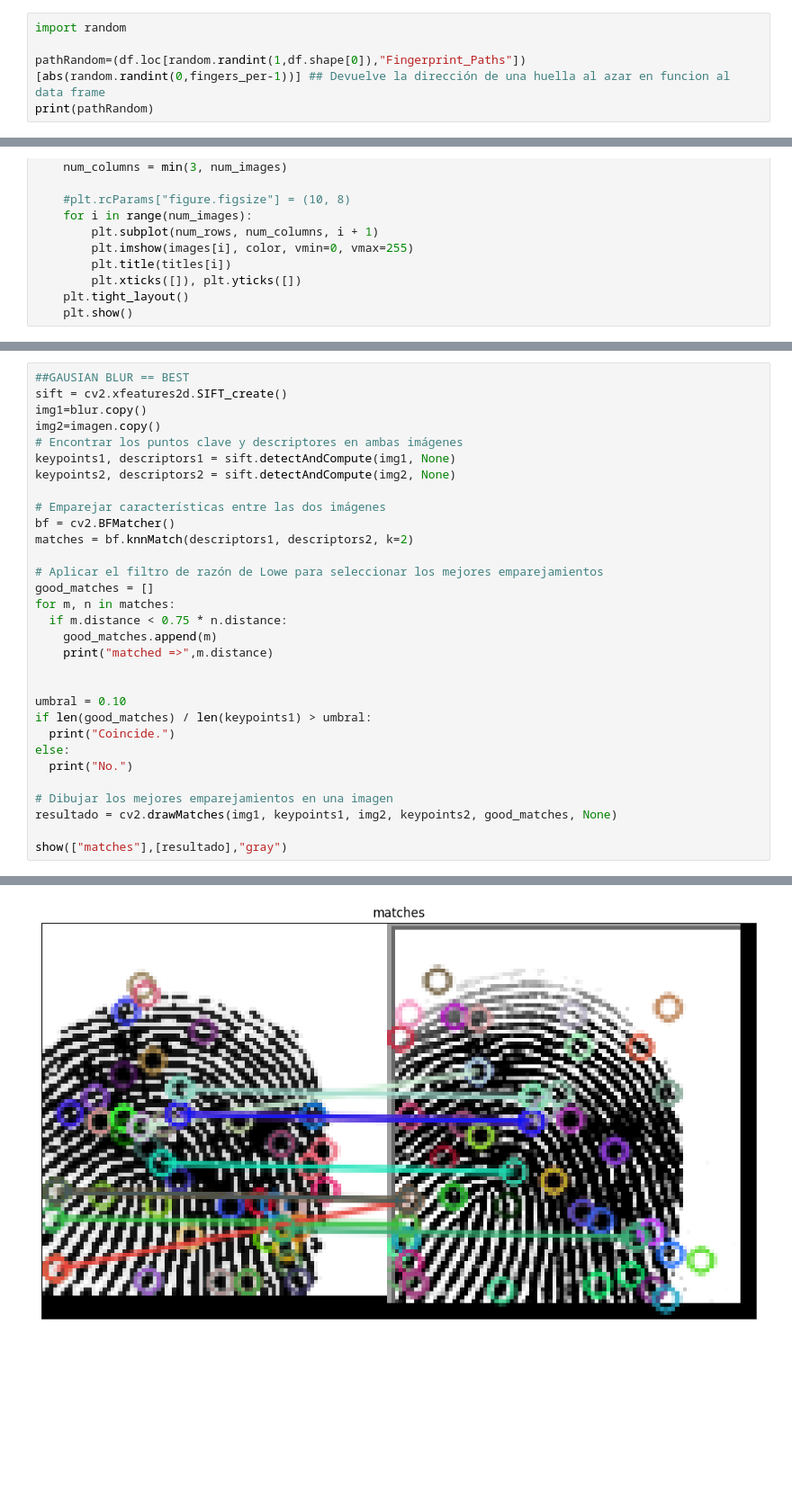
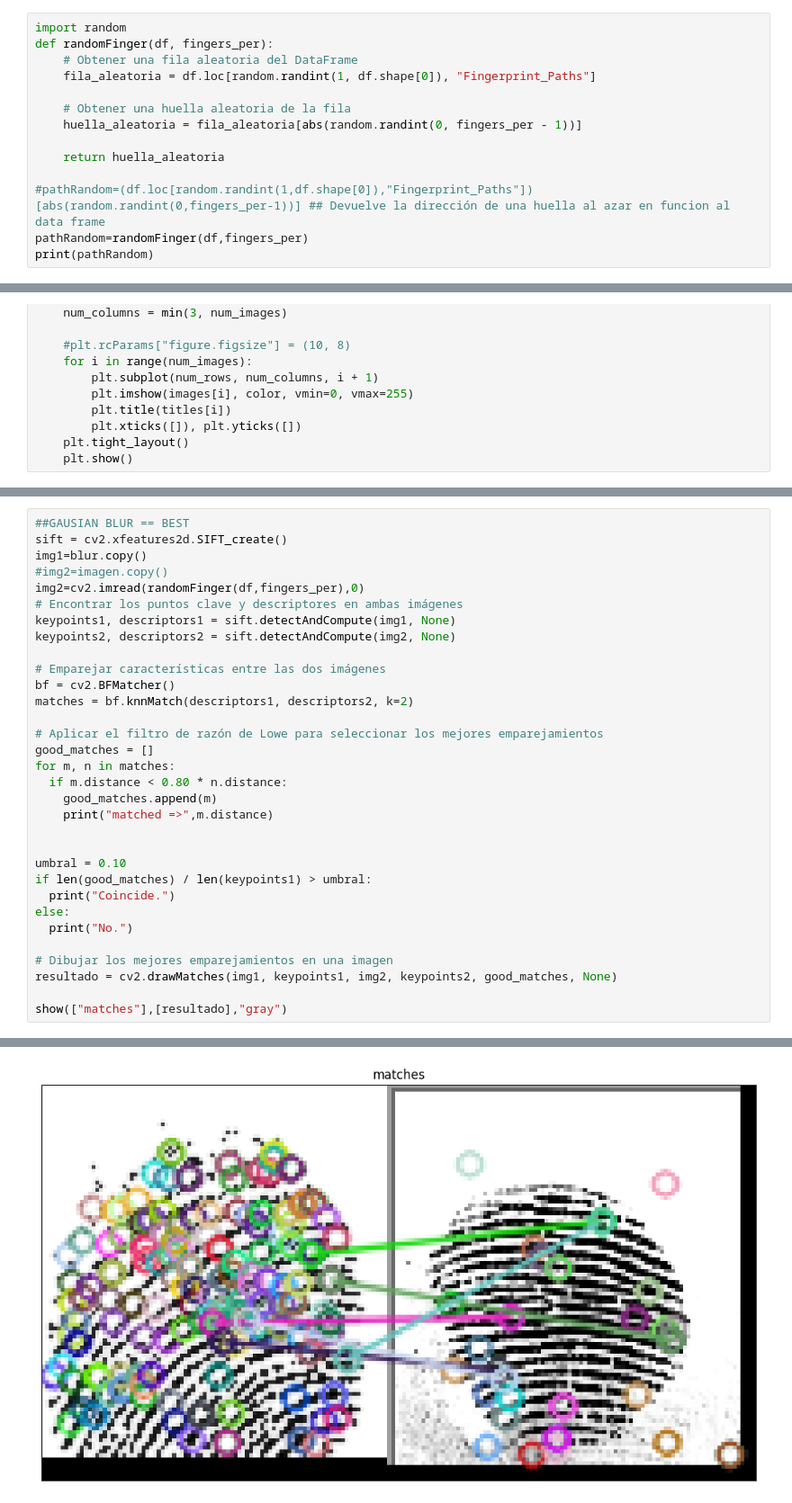
Before and after one commit to 97hackbrian/ArtificialVision, a Jupyter notebook: Exam_2_Coding.ipynb, the cells around one changed output, grey strips where cells are left out. Shown: that part at 90% size. Cells and saved outputs as stored; diff of their text form; blank space fills up the shorter version.

```diff
--- a/Exam_2_Coding.ipynb
+++ b/Exam_2_Coding.ipynb
@@ -192,7 +192,16 @@ df2.head(20)# Muestra la salida de los 20 empleados
 ####Tratamiento
 # %%
 import random
+def randomFinger(df, fingers_per):
+    # Obtener una fila aleatoria del DataFrame
+    fila_aleatoria = df.loc[random.randint(1, df.shape[0]), "Fingerprint_Paths"]
 
-pathRandom=(df.loc[random.randint(1,df.shape[0]),"Fingerprint_Paths"])[abs(random.randint(0,fingers_per-1))] ## Devuelve la dirección de una huella al azar en funcion al data frame
+    # Obtener una huella aleatoria de la fila
+    huella_aleatoria = fila_aleatoria[abs(random.randint(0, fingers_per - 1))]
+
+    return huella_aleatoria
+
+#pathRandom=(df.loc[random.randint(1,df.shape[0]),"Fingerprint_Paths"])[abs(random.randint(0,fingers_per-1))] ## Devuelve la dirección de una huella al azar en funcion al data frame
+pathRandom=randomFinger(df,fingers_per)
 print(pathRandom)
 # %% [output]
@@ -237,7 +246,8 @@ show([pathRandom,"Cut","Binary","gausian blur","dilatation","erosion","byna2","c
 ##GAUSIAN BLUR == BEST
 sift = cv2.xfeatures2d.SIFT_create()
 img1=blur.copy()
-img2=imagen.copy()
+#img2=imagen.copy()
+img2=cv2.imread(randomFinger(df,fingers_per),0)
 # Encontrar los puntos clave y descriptores en ambas imágenes
 keypoints1, descriptors1 = sift.detectAndCompute(img1, None)
 keypoints2, descriptors2 = sift.detectAndCompute(img2, None)
@@ -249,7 +259,7 @@ matches = bf.knnMatch(descriptors1, descriptors2, k=2)
 # Aplicar el filtro de razón de Lowe para seleccionar los mejores emparejamientos
 good_matches = []
 for m, n in matches:
-  if m.distance < 0.75 * n.distance:
+  if m.distance < 0.80 * n.distance:
     good_matches.append(m)
     print("matched =>",m.distance)
 
@@ -279 +285 @@ Coincide.
-[figure, old version]
+[figure, new version]
```
Also changed, not shown: parts of 3 cells of this notebook.
